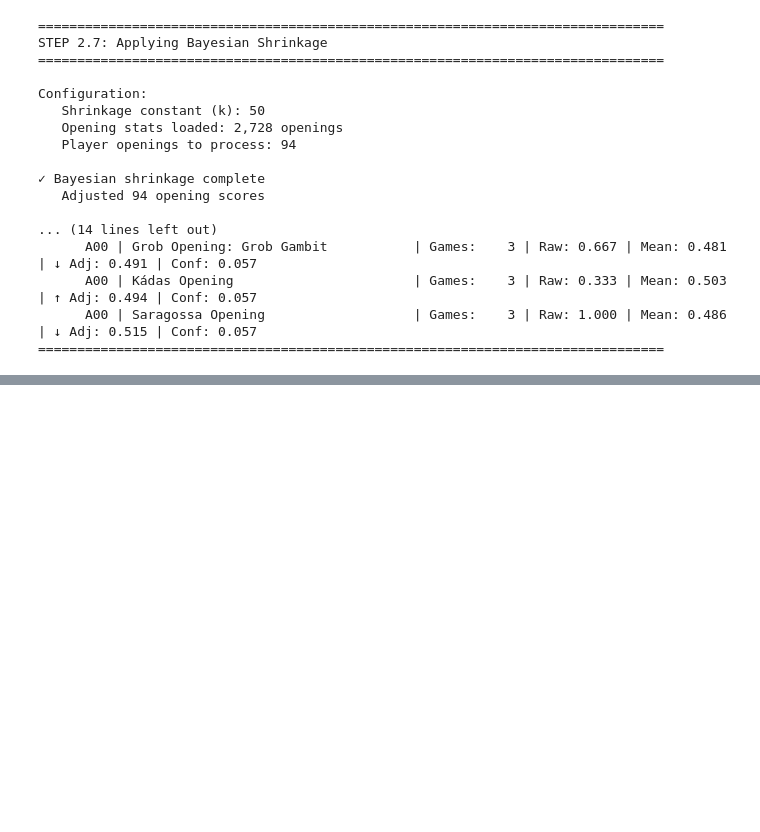
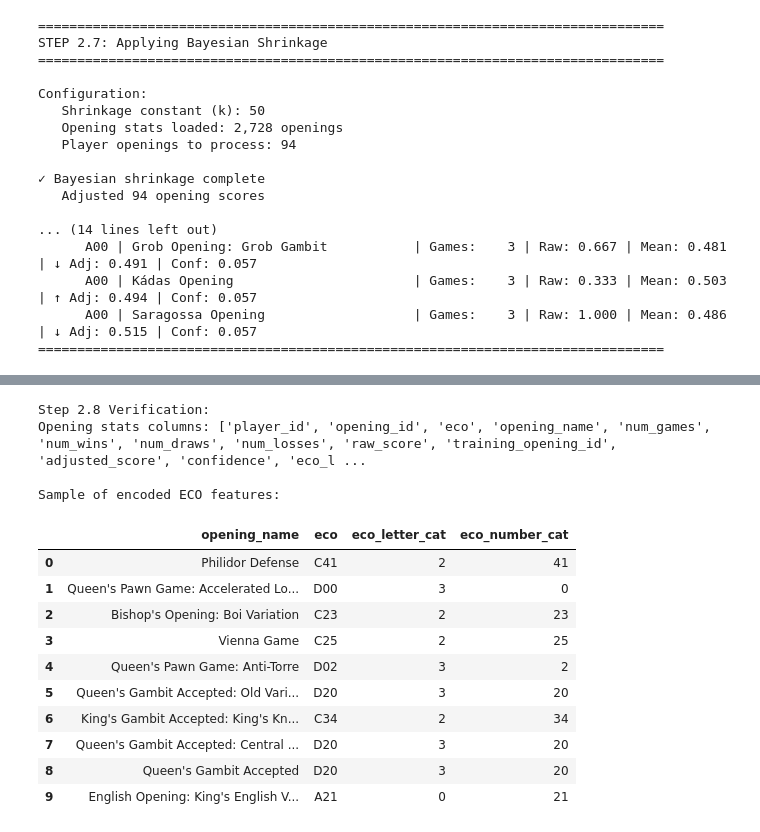
Before and after one commit to adamhinton/chess-opening-recommender, a Jupyter notebook: notebooks/29_inference_pipeline.ipynb, the cells around one changed output, grey strips where cells are left out. Drawn from its saved outputs; the diff is of its cells as text; code cells hidden in the pictures; blank space fills up the shorter version.

Commit message:
Successfully encoded ECO codes

```diff
--- a/notebooks/29_inference_pipeline.ipynb
+++ b/notebooks/29_inference_pipeline.ipynb
@@ -913,6 +913,23 @@ with open(opening_stats_path, 'r') as f:
     opening_stats = json.load(f)
 
 # Done with loading artifacts for step 2.7: Apply Bayesian shrinkage
+
+# Load ECO encodings for step 2.8: Encode ECO features
+eco_encodings_path = MODEL_ARTIFACTS_DIR / "eco_encodings.json"
+
+if not eco_encodings_path.exists():
+    raise FileNotFoundError(
+        f"ECO encodings file not found: {eco_encodings_path}\n"
+        f"This file should have been created during training (notebook 28)."
+    )
+
+with open(eco_encodings_path, 'r') as f:
+    eco_encodings = json.load(f)
+
+eco_letter_map = eco_encodings['eco_letter_to_int']
+eco_number_map = eco_encodings['eco_number_to_int']
+
+# Done with loading artifacts for step 2.8: Encode ECO features
 # %%
 # 2.3 Filter and Validate Openings
 
@@ -1559,0 +1773,22 @@ Final DataFrame with all transformations:
+# %%
+# Verify Step 2.8 results
+print("Step 2.8 Verification:")
+print(f"Opening stats columns: {list(player_data.opening_stats_df.columns)}")
+print(f"\nSample of encoded ECO features:")
+player_data.opening_stats_df[['opening_name', 'eco', 'eco_letter_cat', 'eco_number_cat']].head(10)
+# %% [output]
+Step 2.8 Verification:
+Opening stats columns: ['player_id', 'opening_id', 'eco', 'opening_name', 'num_games', 'num_wins', 'num_draws', 'num_losses', 'raw_score', 'training_opening_id', 'adjusted_score', 'confidence', 'eco_l ...
+
+Sample of encoded ECO features:
+|  | opening_name | eco | eco_letter_cat | eco_number_cat |
+| 0 | Philidor Defense | C41 | 2 | 41 |
+| 1 | Queen's Pawn Game: Accelerated Lo... | D00 | 3 | 0 |
+| 2 | Bishop's Opening: Boi Variation | C23 | 2 | 23 |
+| 3 | Vienna Game | C25 | 2 | 25 |
+| 4 | Queen's Pawn Game: Anti-Torre | D02 | 3 | 2 |
+| 5 | Queen's Gambit Accepted: Old Vari... | D20 | 3 | 20 |
+| 6 | King's Gambit Accepted: King's Kn... | C34 | 2 | 34 |
+| 7 | Queen's Gambit Accepted: Central ... | D20 | 3 | 20 |
+| 8 | Queen's Gambit Accepted | D20 | 3 | 20 |
+| 9 | English Opening: King's English V... | A21 | 0 | 21 |
```
Also changed, not shown: parts of 2 cells of this notebook.
